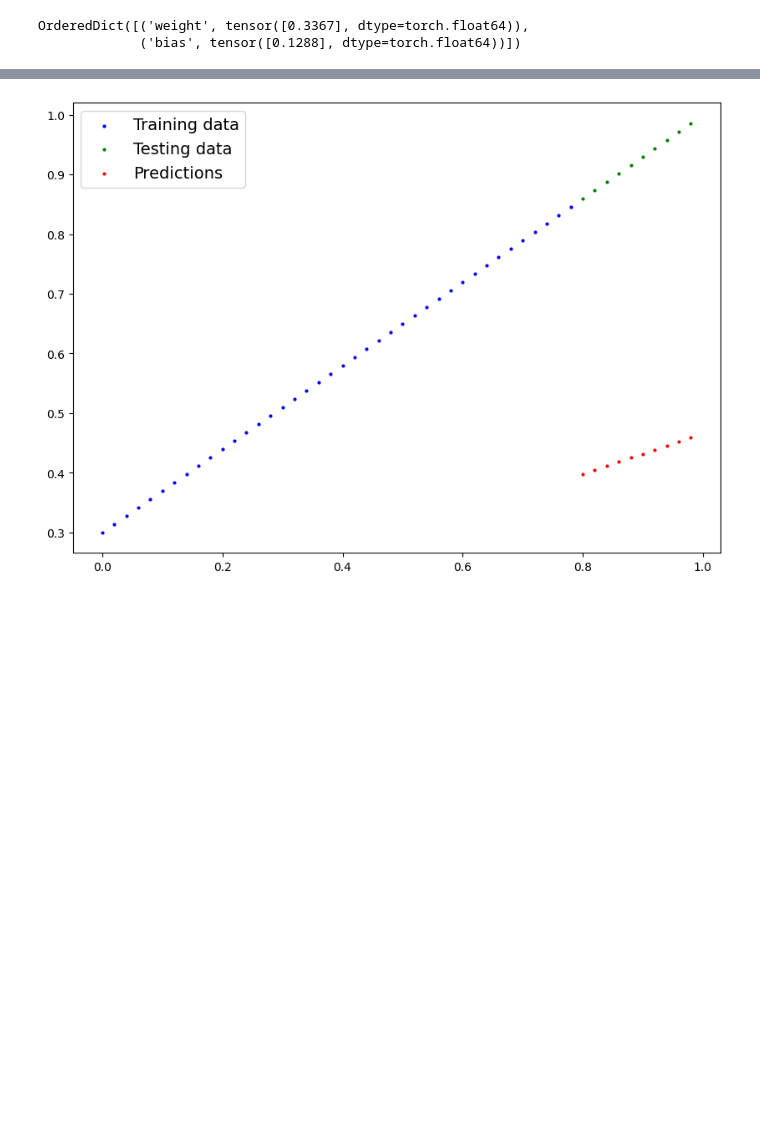
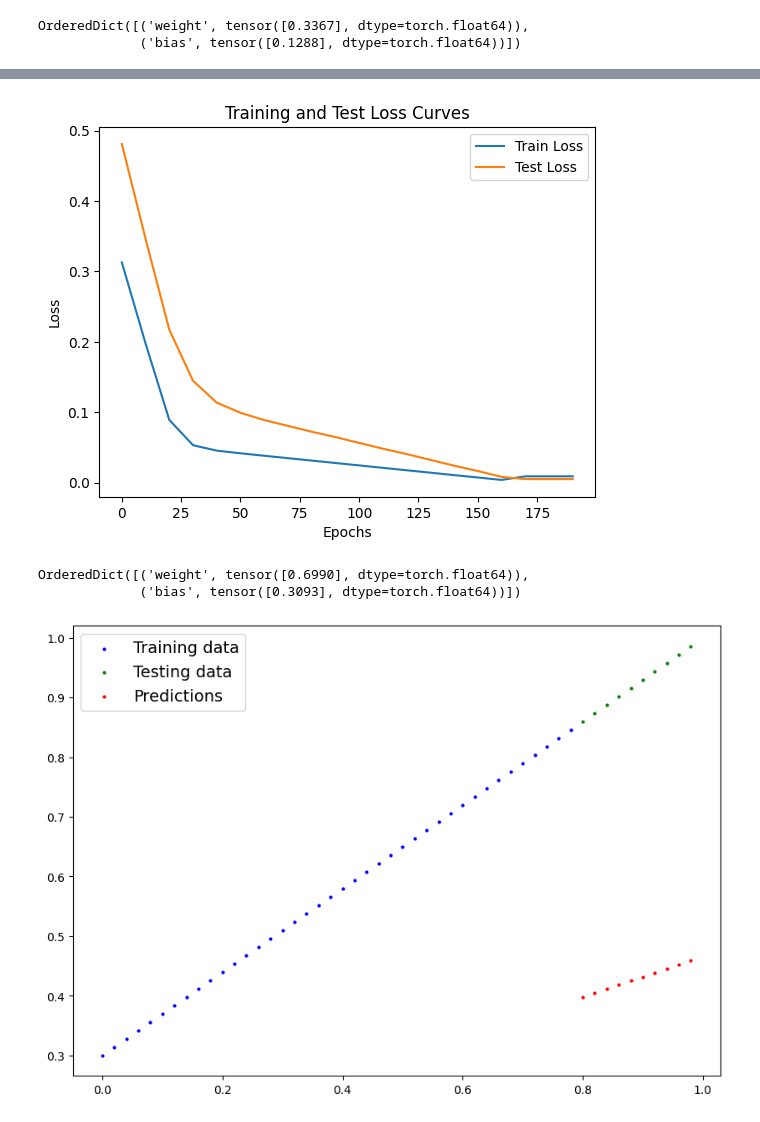
Before and after one commit to vaishnokumar/status_deep_learning, a Jupyter notebook: 01.ipynb, the cells around one changed output, grey strips where cells are left out. Drawn from its saved outputs; the diff is of its cells as text; code cells hidden in the pictures; blank space fills up the shorter version.

```diff
--- a/01.ipynb
+++ b/01.ipynb
@@ -246,7 +246,12 @@ torch.manual_seed(42)
 
 # an epoch is one loop through data.. this is also a hyperparameter coz we've set it ourshelves
 
-epochs = 100
+epochs = 200
+
+# track different values
+epoch_count = []
+loss_values = []
+test_loss_values = []
 
 ### training
 # 0. loop through the data
@@ -282,7 +287,11 @@ for epoch in range(epochs):
     test_loss = loss_fn(test_pred, y_test)
 
   # print out all the status
-  if epoch % 100 == 0:
+  if epoch % 10 == 0:
+
+    epoch_count.append(epoch)
+    loss_values.append(loss)
+    test_loss_values.append(test_loss)
 
     print(f'Epoch: {epoch} | Loss: {loss} | Test Loss: {test_loss}')
 
@@ -309,9 +318,29 @@ Loss: 0.024795207314372777
+# %%
+# Plot the loss curves
+
+import numpy as np
+
+num_loss_values = np.array(torch.tensor(loss_values).numpy())
+
+plt.plot(epoch_count, num_loss_values, label='Train Loss')
+plt.plot(epoch_count, test_loss_values, label='Test Loss')
+plt.title('Training and Test Loss Curves')
+plt.ylabel('Loss')
+plt.xlabel('Epochs')
+plt.legend();
+# %% [output]
+[figure, added]
 # %%
 # Loss: 0.06395434770137572
 # OrderedDict([('weight', tensor([0.4361], dtype=torch.float64)), ('bias', tensor([0.3613], dtype=torch.float64))])
 # %%
 with torch.inference_mode():
   y_preds_new = model_0(X_test)
+# %%
+model_0.state_dict()
+# %% [output]
+OrderedDict([('weight', tensor([0.6990], dtype=torch.float64)),
+             ('bias', tensor([0.3093], dtype=torch.float64))])
 # %%
 plot_pred(pred = y_preds)
 # %% [output]
```
Also changed, not shown: parts of 32 cells of this notebook.
